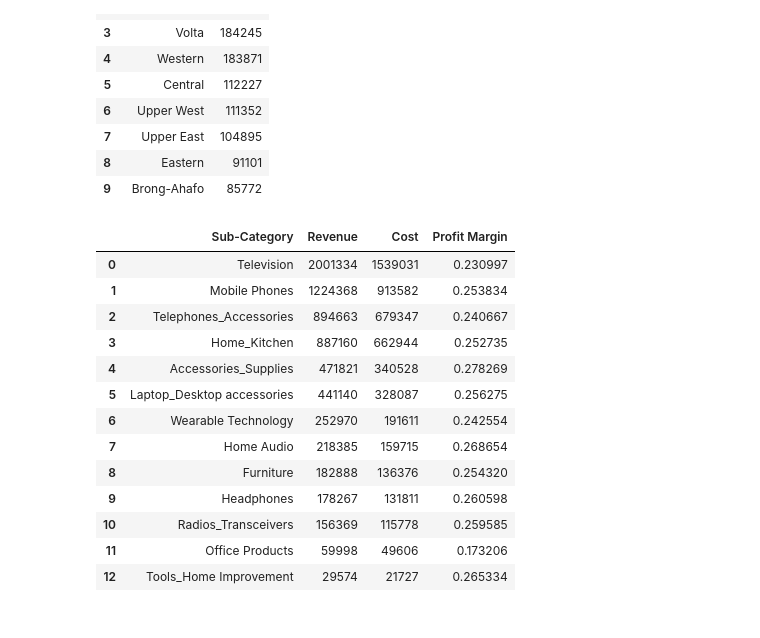
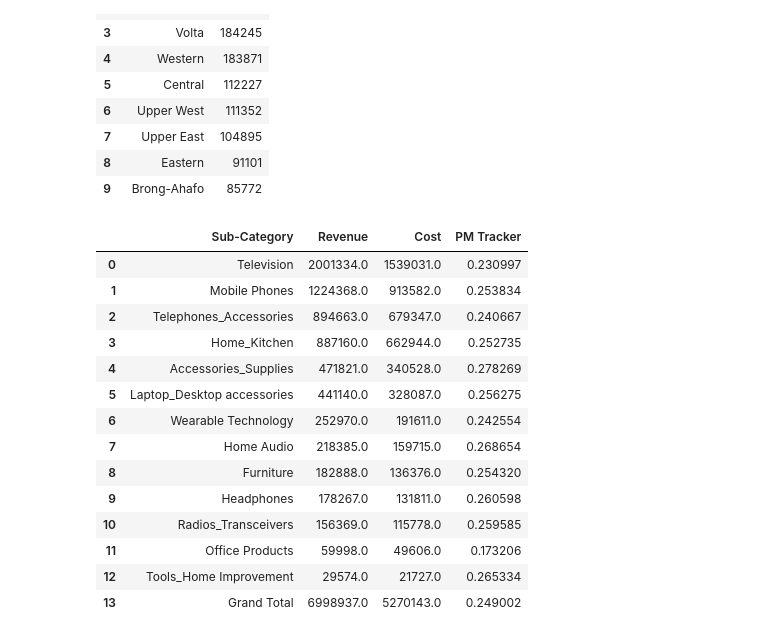
Before and after one commit to Priscilla-B/Sales-Analysis, a Jupyter notebook: data-exploration/exploration.ipynb, the cells around one changed output. Cells and saved outputs as stored; diff of their text form; code cells hidden in the pictures.

```diff
--- a/data-exploration/exploration.ipynb
+++ b/data-exploration/exploration.ipynb
@@ -3,7 +3,7 @@ import numpy as np
 import pandas as pd
 import calendar
 # %%
-df = pd.read_excel("denormalized-data.xlsx")
+df = pd.read_excel("../data/denormalized-data.xlsx")
 df
 # %% [output]
 |  | Row ID | Order ID | Order Date | Delivery Date | Delivery Mode | Customer ID | Customer Name | ... |
@@ -88,21 +88,26 @@ regions_df
 | 9 | Brong-Ahafo | 85772 |
 # %%
 sub_category_df = df.groupby('Sub-Category')[["Revenue", "Cost", "Profit"]].sum().sort_values(by="Revenue",ascending=False)
+sub_category_df["PM Tracker"] = sub_category_df["Profit"]/sub_category_df["Revenue"]
+sub_category_df.drop("Profit",axis=1, inplace=True)
+sub_category_df.loc['Grand Total'] = sub_category_df[["Revenue", "Cost"]].sum()
+sub_category_df["PM Tracker"].loc['Grand Total'] = sub_category_df["PM Tracker"].mean()
 sub_category_df = sub_category_df.reset_index()
-sub_category_df["Profit Margin"] = sub_category_df["Profit"]/sub_category_df["Revenue"]
-sub_category_df.drop("Profit",axis=1, inplace=True)
+
+sub_category_df
 # %% [output]
-|  | Sub-Category | Revenue | Cost | Profit Margin |
-| 0 | Television | 2001334 | 1539031 | 0.230997 |
-| 1 | Mobile Phones | 1224368 | 913582 | 0.253834 |
-| 2 | Telephones_Accessories | 894663 | 679347 | 0.240667 |
-| 3 | Home_Kitchen | 887160 | 662944 | 0.252735 |
-| 4 | Accessories_Supplies | 471821 | 340528 | 0.278269 |
-| 5 | Laptop_Desktop accessories | 441140 | 328087 | 0.256275 |
-| 6 | Wearable Technology | 252970 | 191611 | 0.242554 |
-| 7 | Home Audio | 218385 | 159715 | 0.268654 |
-| 8 | Furniture | 182888 | 136376 | 0.254320 |
-| 9 | Headphones | 178267 | 131811 | 0.260598 |
-| 10 | Radios_Transceivers | 156369 | 115778 | 0.259585 |
-| 11 | Office Products | 59998 | 49606 | 0.173206 |
-| 12 | Tools_Home Improvement | 29574 | 21727 | 0.265334 |
+|  | Sub-Category | Revenue | Cost | PM Tracker |
+| 0 | Television | 2001334.0 | 1539031.0 | 0.230997 |
+| 1 | Mobile Phones | 1224368.0 | 913582.0 | 0.253834 |
+| 2 | Telephones_Accessories | 894663.0 | 679347.0 | 0.240667 |
+| 3 | Home_Kitchen | 887160.0 | 662944.0 | 0.252735 |
+| 4 | Accessories_Supplies | 471821.0 | 340528.0 | 0.278269 |
+| 5 | Laptop_Desktop accessories | 441140.0 | 328087.0 | 0.256275 |
+| 6 | Wearable Technology | 252970.0 | 191611.0 | 0.242554 |
+| 7 | Home Audio | 218385.0 | 159715.0 | 0.268654 |
+| 8 | Furniture | 182888.0 | 136376.0 | 0.254320 |
+| 9 | Headphones | 178267.0 | 131811.0 | 0.260598 |
+| 10 | Radios_Transceivers | 156369.0 | 115778.0 | 0.259585 |
+| 11 | Office Products | 59998.0 | 49606.0 | 0.173206 |
+| 12 | Tools_Home Improvement | 29574.0 | 21727.0 | 0.265334 |
+| 13 | Grand Total | 6998937.0 | 5270143.0 | 0.249002 |
```
Also changed, not shown: parts of 6 cells of this notebook.
